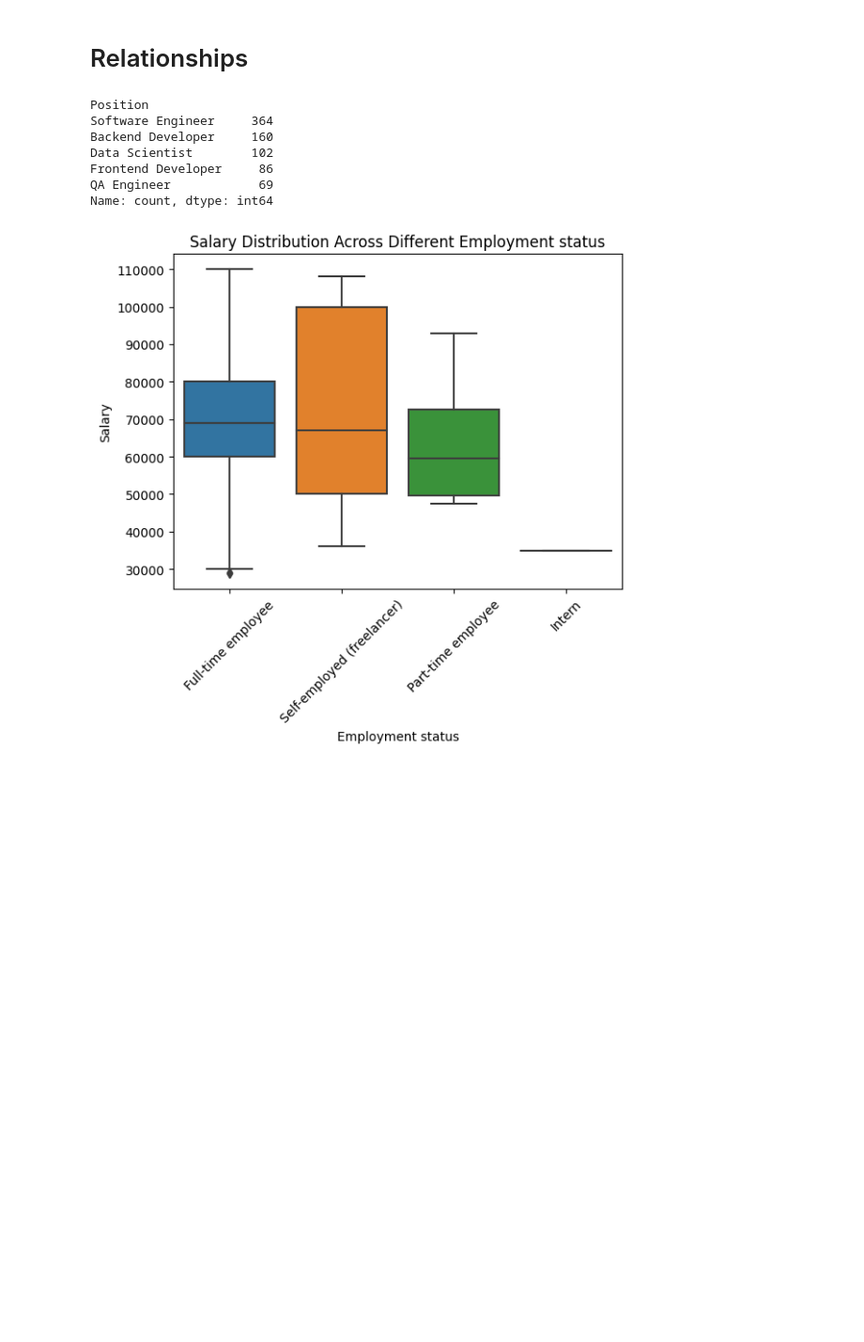
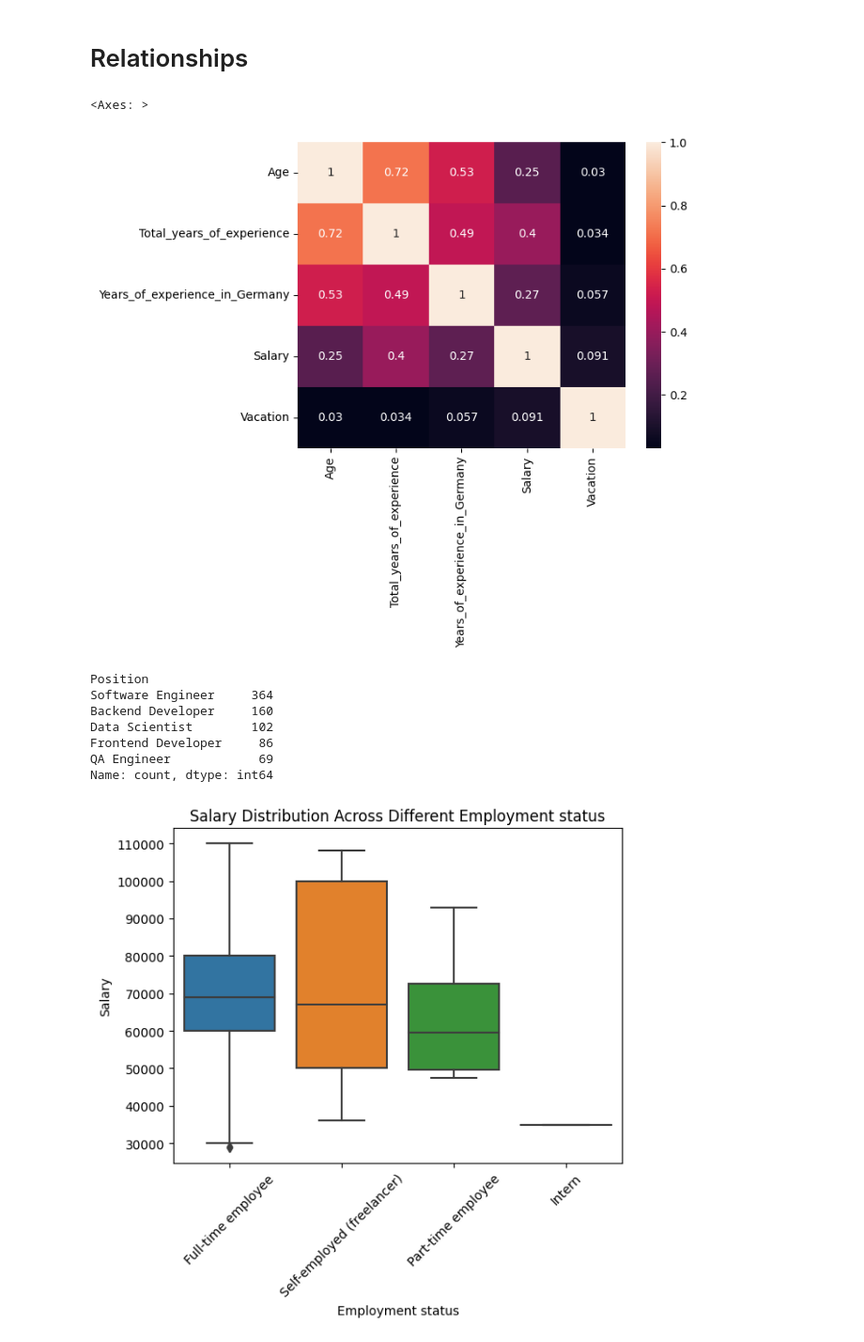
Before and after one commit to T2ABIZZY/IT_Salary_Survey_EU-_2020_EDA, a Jupyter notebook: IT_Salary_survey_EDA.ipynb, the cells around one changed output. Shown: that part at 94% size. Drawn from its saved outputs; the diff is of its cells as text; code cells hidden in the pictures; blank space fills up the shorter version.

```diff
--- a/IT_Salary_survey_EDA.ipynb
+++ b/IT_Salary_survey_EDA.ipynb
@@ -225,5 +300,14 @@ fig.show()
 # %% [markdown]
 # Relationships
+# %%
+df_corr=df[['Age', 'Total_years_of_experience',
+       'Years_of_experience_in_Germany',
+        'Salary', 'Vacation']].dropna().corr()
+# %%
+sns.heatmap(df_corr, annot=True)
+# %% [output]
+<Axes: >
+[figure, added]
 # %%
 df["Position"].value_counts().iloc[:5].sort_values(ascending=False)
 # %% [output]
```
Also changed, not shown: parts of 44 cells of this notebook.
